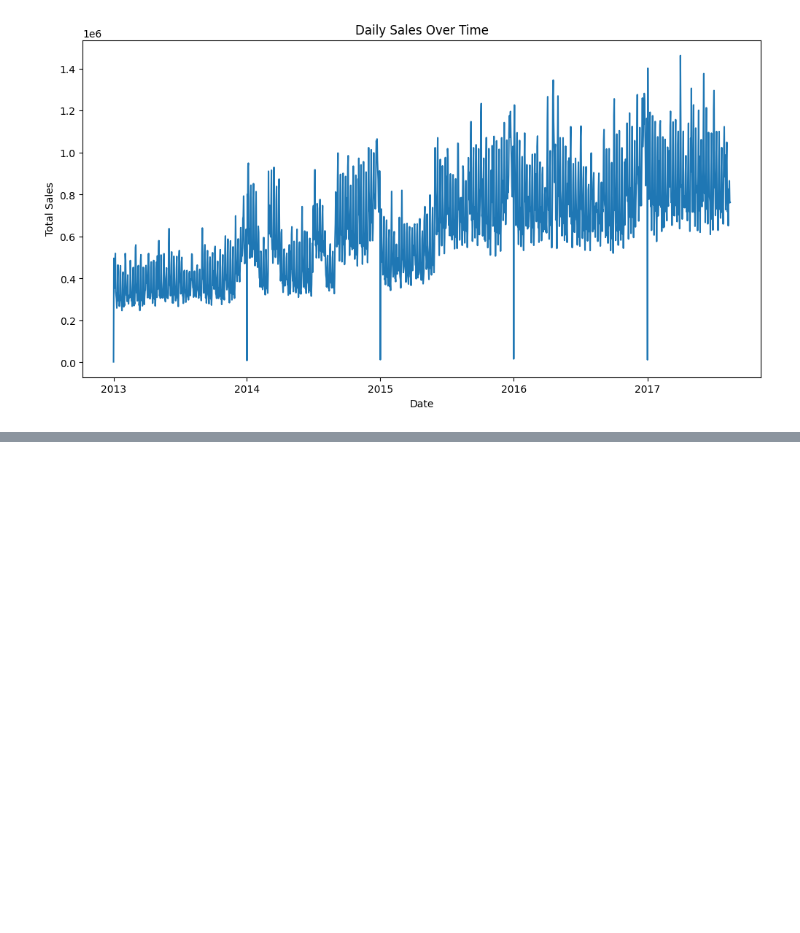
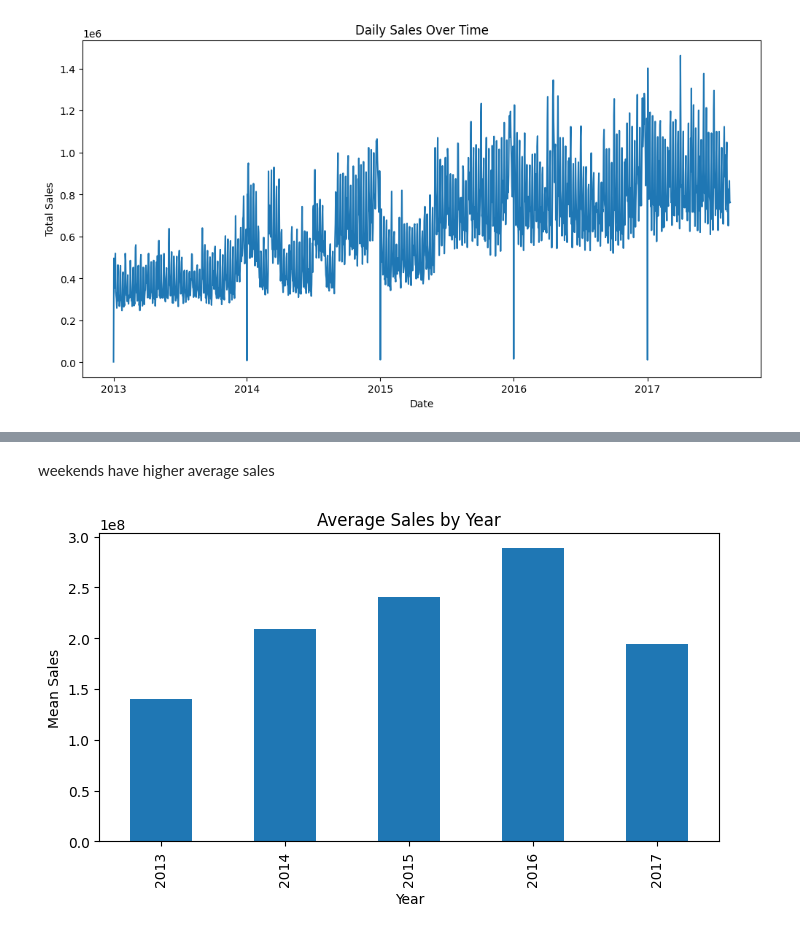
Before and after one commit to blendg36/time_series, a Jupyter notebook: notebooks/01_exploration.ipynb, the cells around one changed output, grey strips where cells are left out. Cells and saved outputs as stored; diff of their text form; code cells hidden in the pictures; blank space fills up the shorter version.

```diff
--- a/notebooks/01_exploration.ipynb
+++ b/notebooks/01_exploration.ipynb
@@ -64,0 +84,12 @@ Name: sales, dtype: float64
+# %% [markdown]
+weekends have higher average sales
+# %%
+yearly_mean = df.groupby("year")["sales"].sum()
+plt.figure(figsize=(8,4))
+yearly_mean.plot(kind="bar")
+plt.title("Average Sales by Year")
+plt.xlabel("Year")
+plt.ylabel("Mean Sales")
+plt.show()
+# %% [output]
+[figure, added]
```
Also changed, not shown: parts of 6 cells of this notebook.
